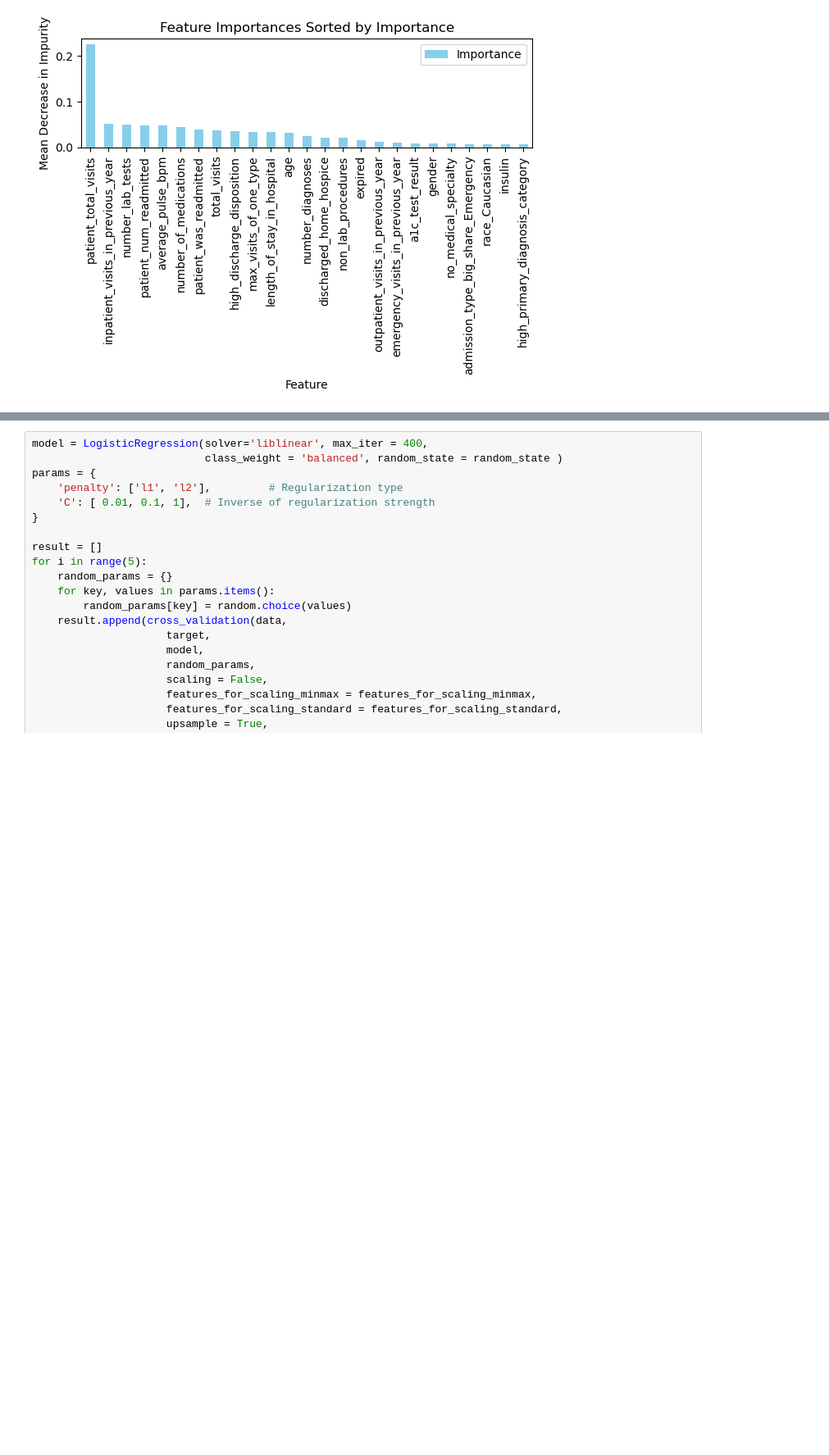
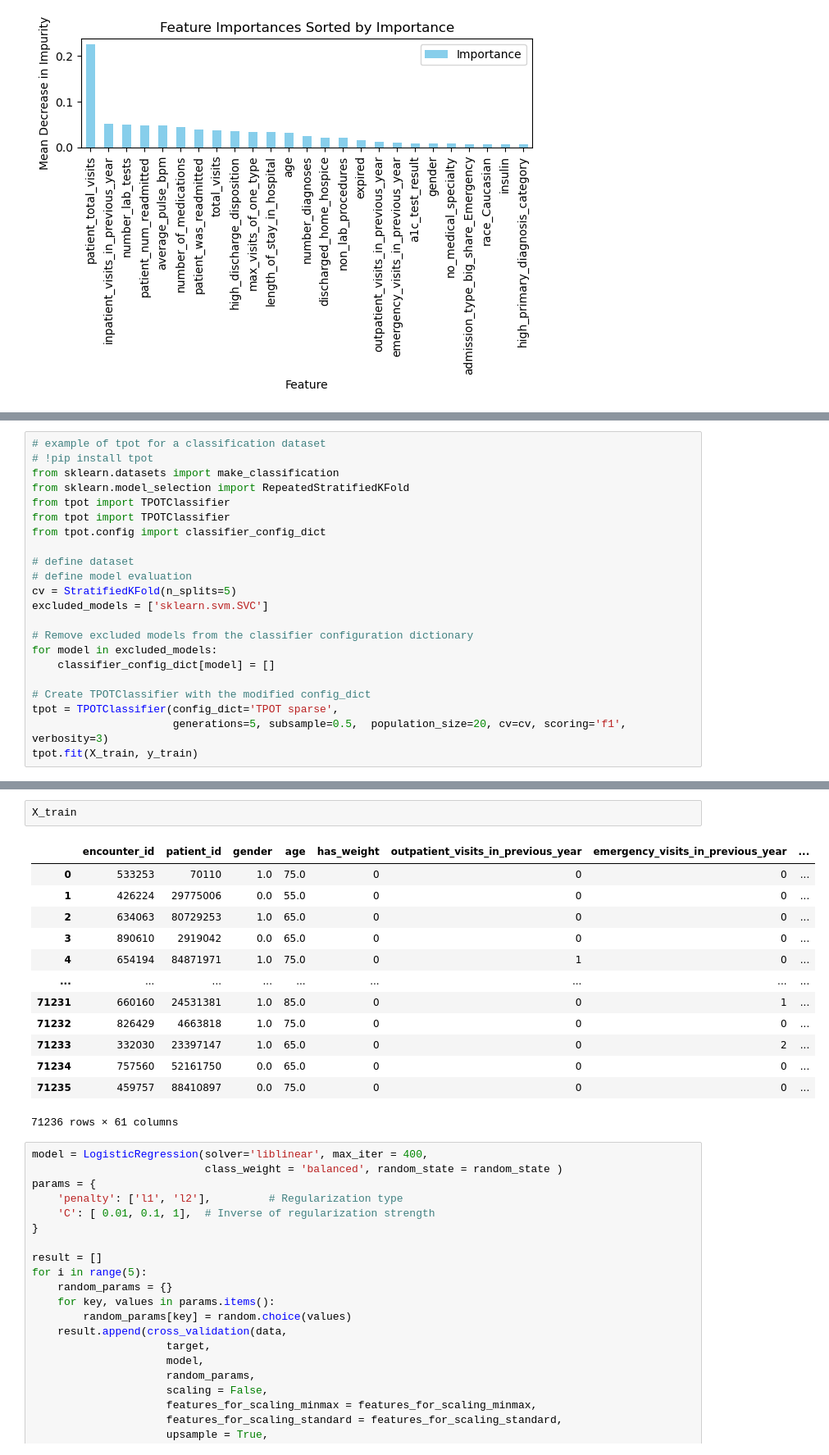
Before and after one commit to ontenkutsenko/ML_Hospital_Readmissions, a Jupyter notebook: Workbook Anton new.ipynb, the cells around one changed output, grey strips where cells are left out. Shown at 82% size. Drawn from its saved outputs; the diff is of its cells as text; blank space fills up the shorter version.

```diff
--- a/Workbook Anton new.ipynb
+++ b/Workbook Anton new.ipynb
@@ -1595,0 +1675,22 @@ F1 train: 0.704, F1_val: 0.317
+# %%
+# example of tpot for a classification dataset
+# !pip install tpot
+from sklearn.datasets import make_classification
+from sklearn.model_selection import RepeatedStratifiedKFold
+from tpot import TPOTClassifier
+from tpot import TPOTClassifier
+from tpot.config import classifier_config_dict
+
+# define dataset
+# define model evaluation
+cv = StratifiedKFold(n_splits=5)
+excluded_models = ['sklearn.svm.SVC']
+
+# Remove excluded models from the classifier configuration dictionary
+for model in excluded_models:
+    classifier_config_dict[model] = []
+
+# Create TPOTClassifier with the modified config_dict
+tpot = TPOTClassifier(config_dict='TPOT sparse',
+                      generations=5, subsample=0.5,  population_size=20, cv=cv, scoring='f1', verbosity=3)
+tpot.fit(X_train, y_train)
@@ -1596,3 +1720,19 @@ F1 train: 0.704, F1_val: 0.317
+# %%
+X_train
+# %% [output]
+|  | encounter_id | patient_id | gender | age | has_weight | outpatient_visits_in_previous_year | emergency_visits_in_previous_year | ... |
+| 0 | 533253 | 70110 | 1.0 | 75.0 | 0 | 0 | 0 | ... |
+| 1 | 426224 | 29775006 | 0.0 | 55.0 | 0 | 0 | 0 | ... |
+| 2 | 634063 | 80729253 | 1.0 | 65.0 | 0 | 0 | 0 | ... |
+| 3 | 890610 | 2919042 | 0.0 | 65.0 | 0 | 0 | 0 | ... |
+| 4 | 654194 | 84871971 | 1.0 | 75.0 | 0 | 1 | 0 | ... |
+| ... | ... | ... | ... | ... | ... | ... | ... | ... |
+| 71231 | 660160 | 24531381 | 1.0 | 85.0 | 0 | 0 | 1 | ... |
+| 71232 | 826429 | 4663818 | 1.0 | 75.0 | 0 | 0 | 0 | ... |
+| 71233 | 332030 | 23397147 | 1.0 | 65.0 | 0 | 0 | 2 | ... |
+| 71234 | 757560 | 52161750 | 0.0 | 65.0 | 0 | 0 | 0 | ... |
+| 71235 | 459757 | 88410897 | 0.0 | 75.0 | 0 | 0 | 0 | ... |
+71236 rows × 61 columns
 # %%
 model = LogisticRegression(solver='liblinear', max_iter = 400,
                            class_weight = 'balanced', random_state = random_state )
```
Also changed, not shown: parts of 13 cells of this notebook, 3 other files.
